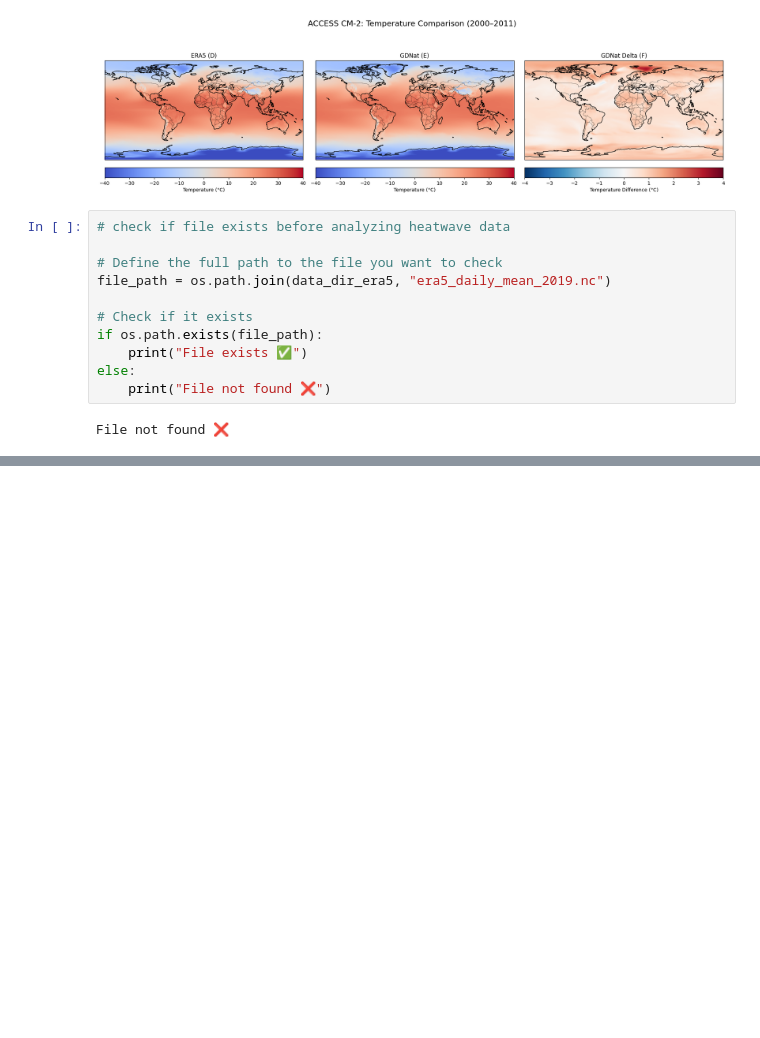
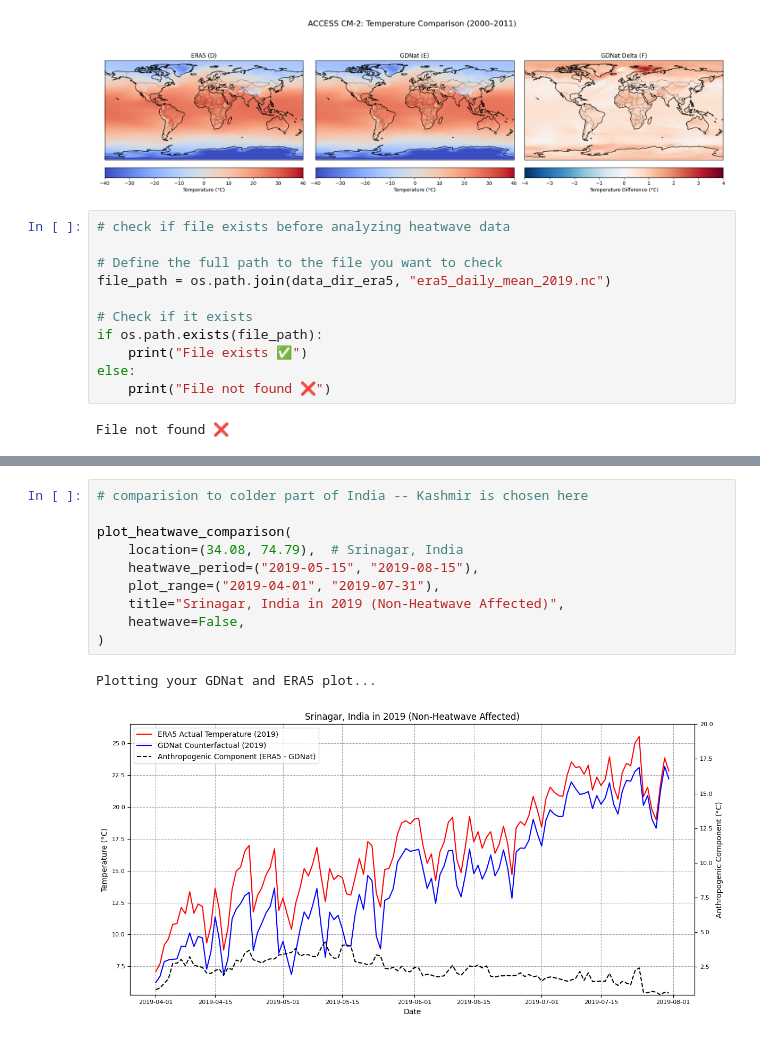
Before and after one commit to yougsanghvi/global_suicide_dummy, a Jupyter notebook: code/gdnat_data_exploration.ipynb, the cells around one changed output, grey strips where cells are left out. Saved outputs shown, nothing was run; the diff lists cells and outputs as text; blank space fills up the shorter version.

```diff
--- a/code/gdnat_data_exploration.ipynb
+++ b/code/gdnat_data_exploration.ipynb
@@ -517,0 +770,13 @@ Attributes: (0)
+# %%
+# comparision to colder part of India -- Kashmir is chosen here
+
+plot_heatwave_comparison(
+    location=(34.08, 74.79),  # Srinagar, India
+    heatwave_period=("2019-05-15", "2019-08-15"),
+    plot_range=("2019-04-01", "2019-07-31"),
+    title="Srinagar, India in 2019 (Non-Heatwave Affected)",
+    heatwave=False,
+)
+# %% [output]
+Plotting your GDNat and ERA5 plot...
+[figure, added]
```
Also changed, not shown: parts of 33 cells of this notebook, 4 other files.
